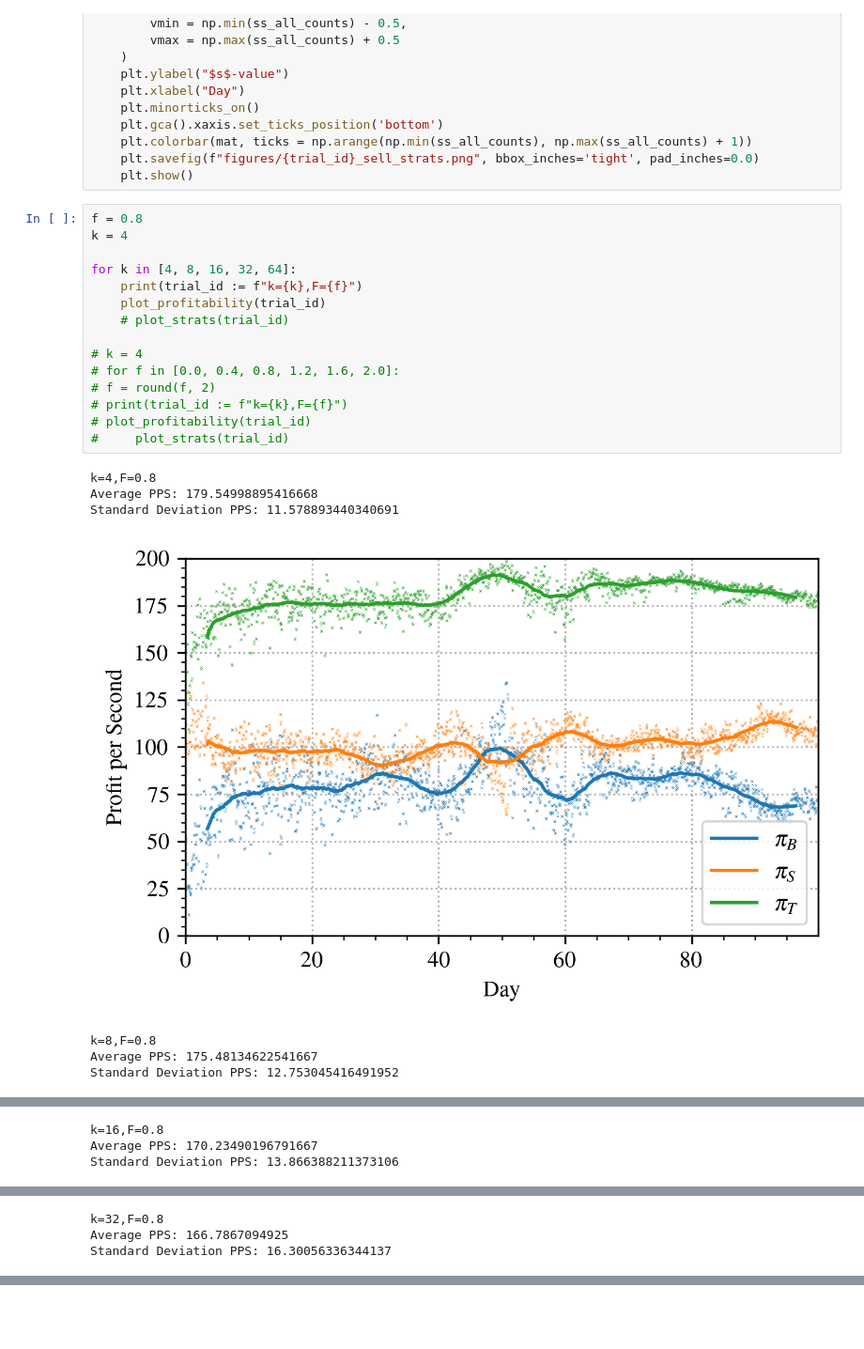
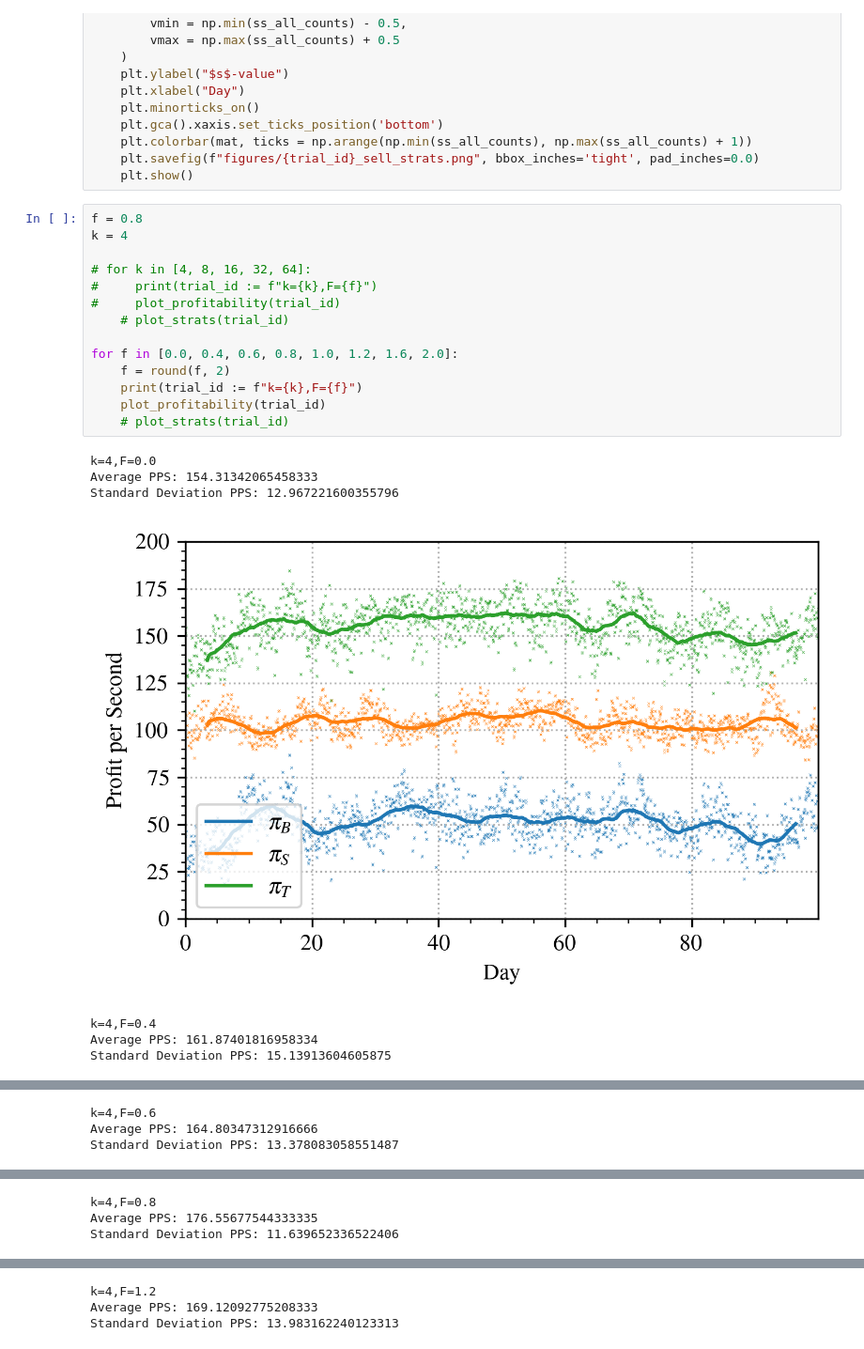
Before and after one commit to georgeherbert/prde-trading-strategy, a Jupyter notebook: BristolStockExchange-1.7.1-beta/_visualise.ipynb, the cells around one changed output, grey strips where cells are left out. Shown at 94% size. Drawn from its saved outputs; the diff is of its cells as text; blank space fills up the shorter version.

```diff
--- a/BristolStockExchange-1.7.1-beta/_visualise.ipynb
+++ b/BristolStockExchange-1.7.1-beta/_visualise.ipynb
@@ -267,23 +267,22 @@ def plot_strats(trial_id):
 # %%
 f = 0.8
 k = 4
 
-for k in [4, 8, 16, 32, 64]:
+# for k in [4, 8, 16, 32, 64]:
+#     print(trial_id := f"k={k},F={f}")
+#     plot_profitability(trial_id)
+    # plot_strats(trial_id)
+
+for f in [0.0, 0.4, 0.6, 0.8, 1.0, 1.2, 1.6, 2.0]:
+    f = round(f, 2)
     print(trial_id := f"k={k},F={f}")
     plot_profitability(trial_id)
     # plot_strats(trial_id)
-
-# k = 4
-# for f in [0.0, 0.4, 0.8, 1.2, 1.6, 2.0]:
-# f = round(f, 2)
-# print(trial_id := f"k={k},F={f}")
-# plot_profitability(trial_id)
-#     plot_strats(trial_id)
 # %% [output]
-k=4,F=0.8
-Average PPS: 179.54998895416668
-Standard Deviation PPS: 11.578893440340691
+k=4,F=0.0
+Average PPS: 154.31342065458333
+Standard Deviation PPS: 12.967221600355796
-[figure, old version]
+[figure, new version]
-k=8,F=0.8
-Average PPS: 175.48134622541667
-Standard Deviation PPS: 12.753045416491952
+k=4,F=0.4
+Average PPS: 161.87401816958334
+Standard Deviation PPS: 15.13913604605875
@@ -291,3 +290,3 @@ Standard Deviation PPS: 12.753045416491952
-k=16,F=0.8
-Average PPS: 170.23490196791667
-Standard Deviation PPS: 13.866388211373106
+k=4,F=0.6
+Average PPS: 164.80347312916666
+Standard Deviation PPS: 13.378083058551487
@@ -295,3 +294,3 @@ Standard Deviation PPS: 13.866388211373106
-k=32,F=0.8
-Average PPS: 166.7867094925
-Standard Deviation PPS: 16.30056336344137
+k=4,F=0.8
+Average PPS: 176.55677544333335
+Standard Deviation PPS: 11.639652336522406
@@ -302,0 +302,3 @@ Standard Deviation PPS: 18.40009378179958
+k=4,F=1.2
+Average PPS: 169.12092775208333
+Standard Deviation PPS: 13.983162240123313
```
Also changed, not shown: parts of 1 cell of this notebook, 21 other files.
